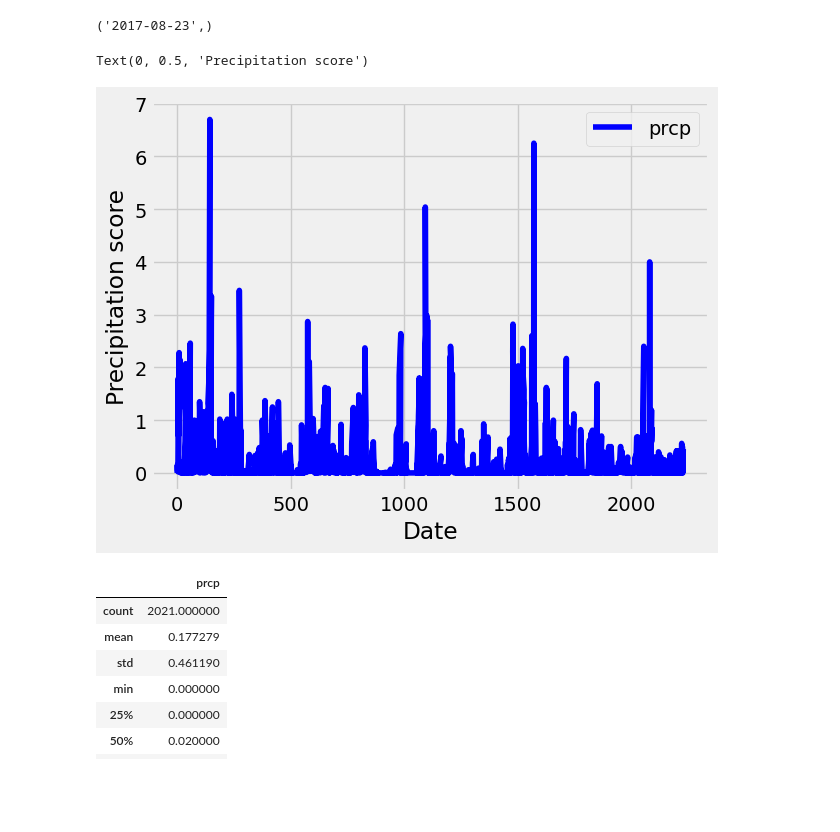
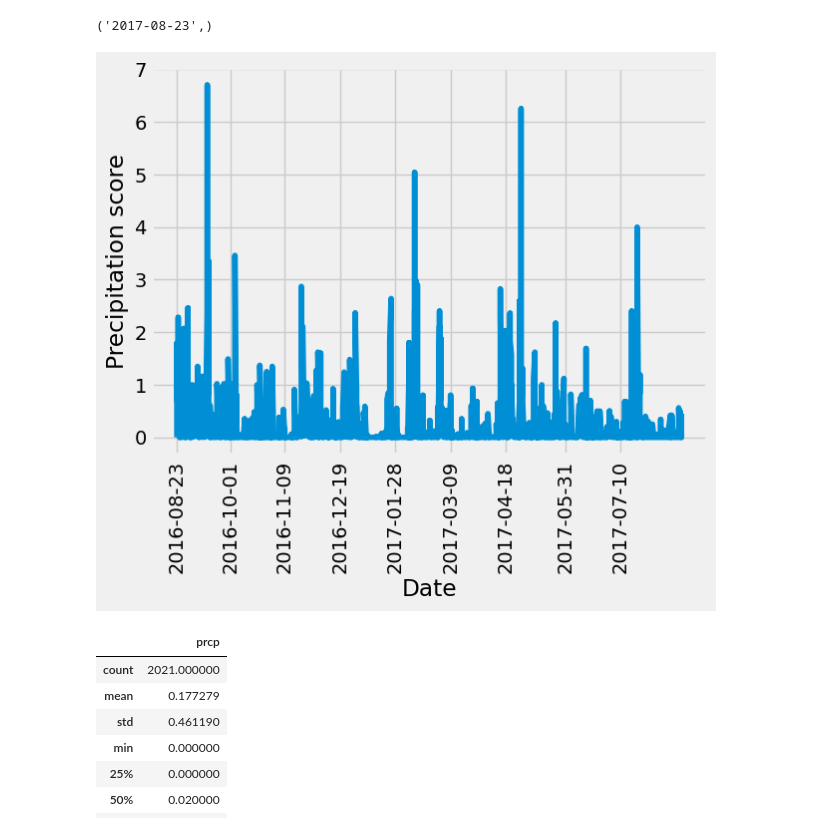
Before and after one commit to zhou0366/sqlalchemy_challenge, a Jupyter notebook: climate_starter.ipynb, the cells around one changed output. Drawn from its saved outputs; the diff is of its cells as text; code cells hidden in the pictures; blank space fills up the shorter version.

Commit message:
tweaking plots. precipitation plot changed for date axis labels

```diff
--- a/climate_starter.ipynb
+++ b/climate_starter.ipynb
@@ -46,30 +46,33 @@ print(recent)
 # %%
 # Design a query to retrieve the last 12 months of precipitation data and plot the results.
 # Starting from the most recent data point in the database.
 last_date = dt.datetime.strptime(recent[0], '%Y-%m-%d')
 
 # Calculate the date one year from the last date in data set.
 last_year= dt.date(last_date.year - 1, last_date.month, last_date.day)
 
 # Perform a query to retrieve the data and precipitation scores
 last_year_query = session.query(measurement.date, measurement.prcp).\
     order_by(measurement.date.asc()).\
         filter(measurement.date >= last_year).all()
 
 # Save the query results as a Pandas DataFrame. Explicitly set the column names
 df_last_year = pd.DataFrame(last_year_query)
 
 # Sort the dataframe by date
 df_last_year = df_last_year.sort_values(by=['date'], ascending=True)
 df_last_year = df_last_year.dropna()
 
 # Use Pandas Plotting with Matplotlib to plot the data
-df_last_year.plot(color='b', grid=True)
+
+plt.plot(df_last_year.date, df_last_year.prcp)
+#ticks as shown in the requirements page
+plt.xticks(['2016-08-23','2016-10-01','2016-11-09','2016-12-19','2017-01-28','2017-03-09','2017-04-18','2017-05-31','2017-07-10'], rotation = 90)
 plt.xlabel("Date")
 plt.ylabel("Precipitation score")
+plt.savefig('precipitation.png')
 # %% [output]
-Text(0, 0.5, 'Precipitation score')
-[figure, old version]
+[figure, new version]
 # %%
 # Use Pandas to calculate the summary statistics for the precipitation data
 df_last_year.describe()
```
Also changed, not shown: parts of 1 cell of this notebook, 3 other files.
